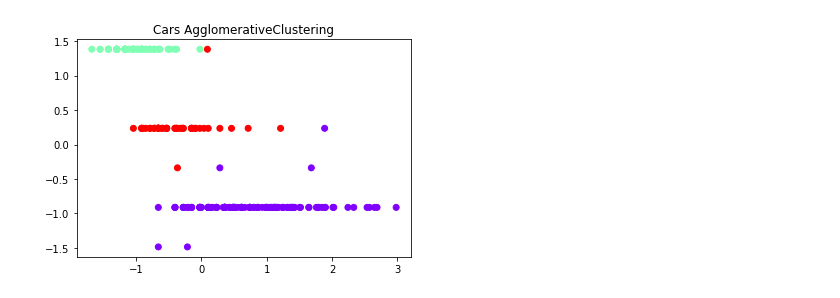
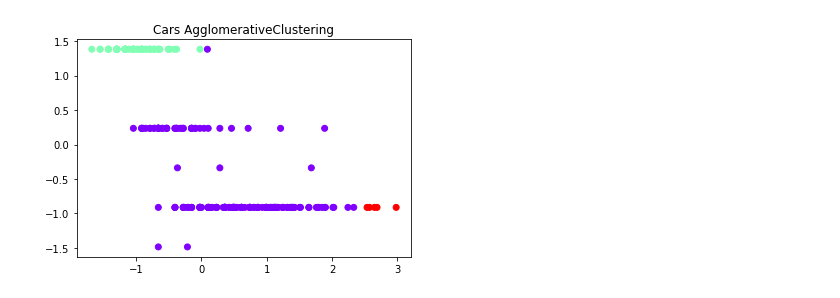
Before and after one commit to Elizav555/Data_Mining, a Jupyter notebook: Clustering.ipynb, the cells around one changed output. Cells and saved outputs as stored; diff of their text form; code cells hidden in the pictures.

```diff
--- a/Clustering.ipynb
+++ b/Clustering.ipynb
@@ -81,11 +83,11 @@ plt.show()
 # %%
-cluster = AgglomerativeClustering(n_clusters=3, affinity='euclidean', linkage='ward')
+cluster = AgglomerativeClustering(n_clusters=3, affinity='l2', linkage='average')
 cluster.fit_predict(norm_dataset)
 plt.title("Cars AgglomerativeClustering")
 plt.scatter(X[:,0], X[:,1], c=cluster.labels_, cmap='rainbow')
 plt.show()
 # %% [output]
-[figure, old version]
+[figure, new version]
 # %%
 dataset.insert(0,"Cluster2",cluster.labels_)
 dataset.head(10)
```
Also changed, not shown: parts of 24 cells of this notebook.
